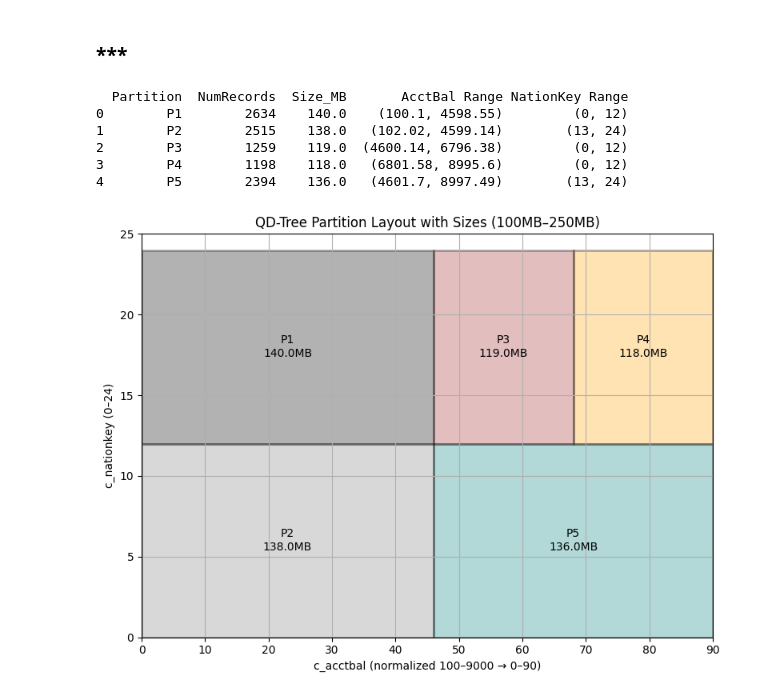
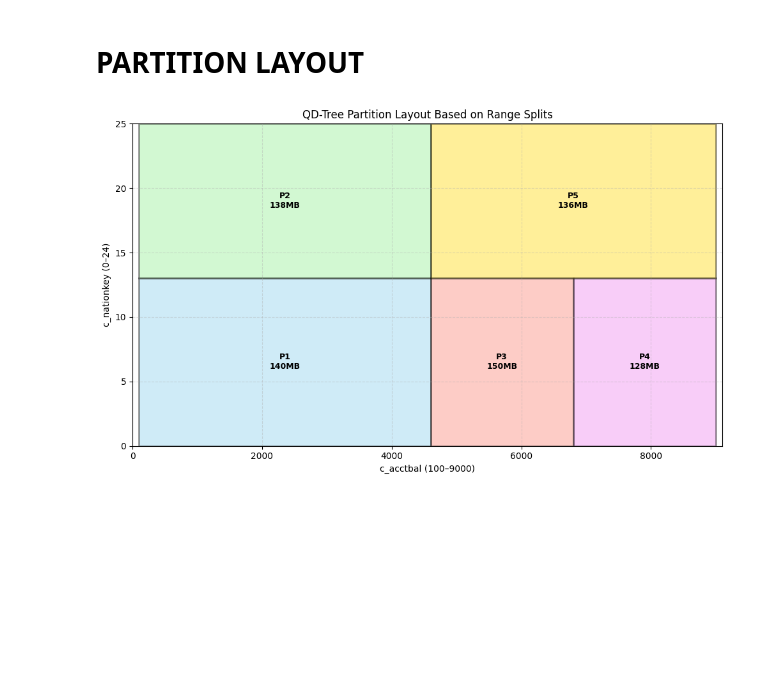
Before and after one commit to Mahima-Dewangan/SUMMER_PROJECT, a Jupyter notebook: PARTITION_2/CODES/PARTITIONING.ipynb, the cells around one changed output. Cells and saved outputs as stored; diff of their text form; code cells hidden in the pictures; blank space fills up the shorter version.

```diff
--- a/PARTITION_2/CODES/PARTITIONING.ipynb
+++ b/PARTITION_2/CODES/PARTITIONING.ipynb
@@ -1,2 +1,2 @@
 # %% [markdown]
-### ***
+# **PARTITION LAYOUT**
@@ -61,47 +3,52 @@ def create_qd_partitions(data, min_size=100, max_size=250):
 # %%
+import pandas as pd
+import matplotlib.pyplot as plt
+import matplotlib.patches as patches
+
 # -----------------------------
-# Step 3: Visualize with Size Labels
+# Partition Summary
 # -----------------------------
-def plot_qd_tree_layout(partition_info):
-    fig, ax = plt.subplots(figsize=(8, 6))
+partition_summary = pd.DataFrame({
+    'Partition': ['P1', 'P2', 'P3', 'P4', 'P5'],
+    'Size_MB': [140, 138, 150, 128, 136]
+})
 
-    # Define approximate layout (based on prior decision)
+# -----------------------------
+# Partition Layout Function
+# -----------------------------
+def plot_partition_layout(partition_info):
+    fig, ax = plt.subplots(figsize=(10, 6))
+
+    # Define layout: each rectangle corresponds to a partition with given range
     layout = [
-        {'id': 'P1', 'x': 0, 'y': 12, 'width': 46, 'height': 12, 'color': 'black'},
-        {'id': 'P2', 'x': 0, 'y': 0,  'width': 46, 'height': 12, 'color': 'gray'},
-        {'id': 'P3', 'x': 46, 'y': 12, 'width': 22, 'height': 12, 'color': 'brown'},
-        {'id': 'P4', 'x': 68, 'y': 12, 'width': 22, 'height': 12, 'color': 'orange'},
-        {'id': 'P5', 'x': 46, 'y': 0,  'width': 44, 'height': 12, 'color': 'teal'}
+        {'id': 'P1', 'x': 100, 'y': 0, 'width': 4600 - 100, 'height': 13, 'color': 'skyblue'},
+        {'id': 'P2', 'x': 100, 'y': 13, 'width': 4600 - 100, 'height': 12, 'color': 'lightgreen'},
+        {'id': 'P3', 'x': 4601, 'y': 0, 'width': 6800 - 4601, 'height': 13, 'color': 'salmon'},
+        {'id': 'P4', 'x': 6801, 'y': 0, 'width': 9000 - 6801, 'height': 13, 'color': 'violet'},
+        {'id': 'P5', 'x': 4601, 'y': 13, 'width': 9000 - 4601, 'height': 12, 'color': 'gold'}
     ]
 
-    for p in layout:
-        size_label = partition_info[partition_info['Partition'] == p['id']]['Size_MB'].values[0]
-        rect = patches.Rectangle(
-            (p['x'], p['y']), p['width'], p['height'],
-            linewidth=2, edgecolor='black', facecolor=p['color'], alpha=0.3
-        )
+    for part in layout:
+        size_mb = partition_info[partition_info['Partition'] == part['id']]['Size_MB'].values[0]
+        rect = patches.Rectangle((part['x'], part['y']), part['width'], part['height'],
+                                 linewidth=2, edgecolor='black', facecolor=part['color'], alpha=0.4)
         ax.add_patch(rect)
-        ax.text(p['x'] + p['width'] / 2, p['y'] + p['height'] / 2,
-                f"{p['id']}\n{size_label}MB", fontsize=10, ha='center', va='center', color='black')
+        ax.text(part['x'] + part['width']/2, part['y'] + part['height']/2,
+                f"{part['id']}\n{size_mb}MB", ha='center', va='center', fontsize=9, weight='bold')
 
-    ax.set_xlim(0, 90)
+    # Axes and labels
+    ax.set_xlim(0, 9100)
     ax.set_ylim(0, 25)
-    ax.set_xlabel("c_acctbal (normalized 100–9000 → 0–90)")
+    ax.set_xlabel("c_acctbal (100–9000)")
     ax.set_ylabel("c_nationkey (0–24)")
-    ax.set_title("QD-Tree Partition Layout with Sizes (100MB–250MB)")
-    plt.grid(True)
+    ax.set_title("QD-Tree Partition Layout Based on Range Splits")
+    plt.grid(True, linestyle='--', alpha=0.4)
     plt.tight_layout()
     plt.show()
 
-# Run everything
-partition_summary = create_qd_partitions(customer_data)
-print(partition_summary)
-plot_qd_tree_layout(partition_summary)
+# -----------------------------
+# Run the Visualization
+# -----------------------------
+plot_partition_layout(partition_summary)
 # %% [output]
-  Partition  NumRecords  Size_MB       AcctBal Range NationKey Range
-0        P1        2634    140.0    (100.1, 4598.55)         (0, 12)
-1        P2        2515    138.0   (102.02, 4599.14)        (13, 24)
-2        P3        1259    119.0  (4600.14, 6796.38)         (0, 12)
-3        P4        1198    118.0   (6801.58, 8995.6)         (0, 12)
-4        P5        2394    136.0   (4601.7, 8997.49)        (13, 24)
-[figure, old version]
+[figure, new version]
```
Also changed, not shown: parts of 3 cells of this notebook, 16 other files.
